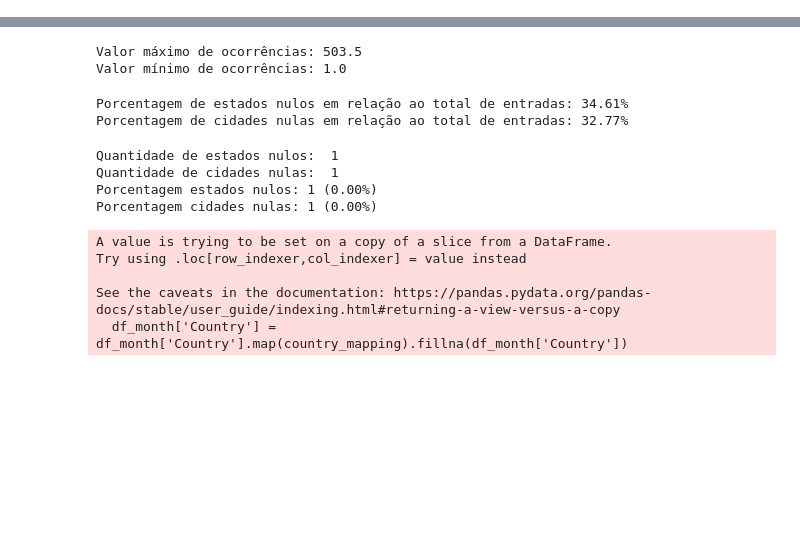
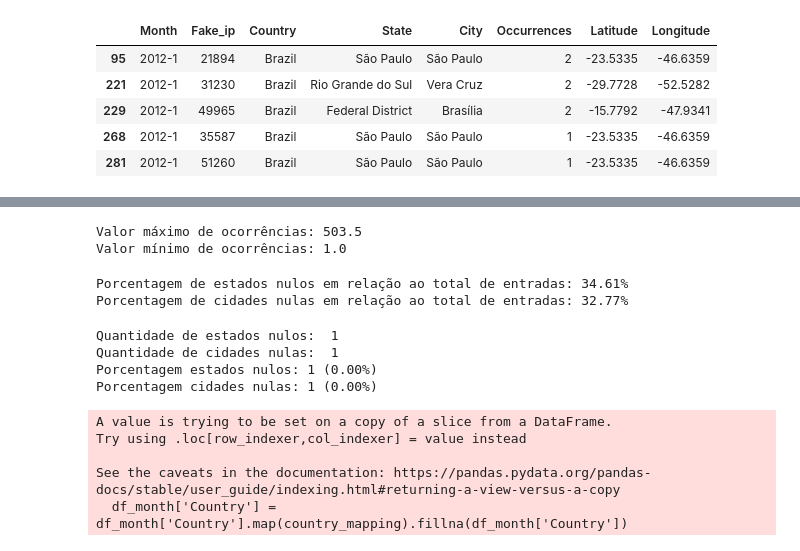
Before and after one commit to brareisds/geospatial-data-visualization, a Jupyter notebook: analise.ipynb, the cells around one changed output, grey strips where cells are left out. Drawn from its saved outputs; the diff is of its cells as text; code cells hidden in the pictures; blank space fills up the shorter version.

```diff
--- a/analise.ipynb
+++ b/analise.ipynb
@@ -7 +18,14 @@ from matplotlib.colors import LinearSegmentedColormap
+# %%
+# Load data
+df = pd.read_csv('locations_info.csv')
+
+df_brazil = df[df['Country'] == "Brazil"]
+df_brazil.head()
+# %% [output]
+|  | Month | Fake_ip | Country | State | City | Occurrences | Latitude | Longitude |
+| 95 | 2012-1 | 21894 | Brazil | São Paulo | São Paulo | 2 | -23.5335 | -46.6359 |
+| 221 | 2012-1 | 31230 | Brazil | Rio Grande do Sul | Vera Cruz | 2 | -29.7728 | -52.5282 |
+| 229 | 2012-1 | 49965 | Brazil | Federal District | Brasília | 2 | -15.7792 | -47.9341 |
+| 268 | 2012-1 | 35587 | Brazil | São Paulo | São Paulo | 1 | -23.5335 | -46.6359 |
+| 281 | 2012-1 | 51260 | Brazil | São Paulo | São Paulo | 1 | -23.5335 | -46.6359 |
 # %%
```
Also changed, not shown: parts of 8 cells of this notebook, 33 other files.
